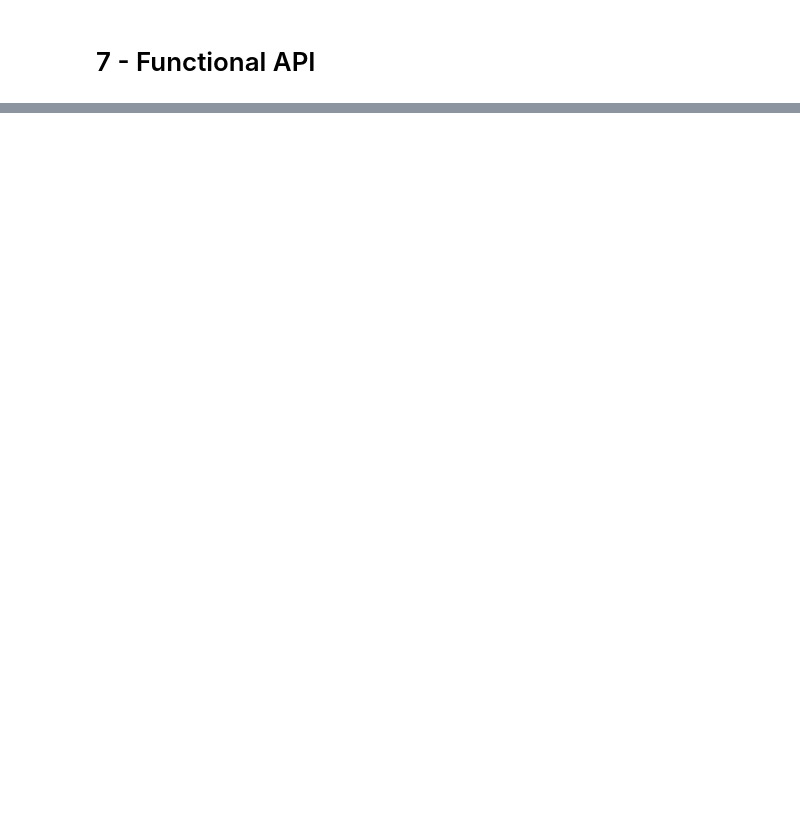
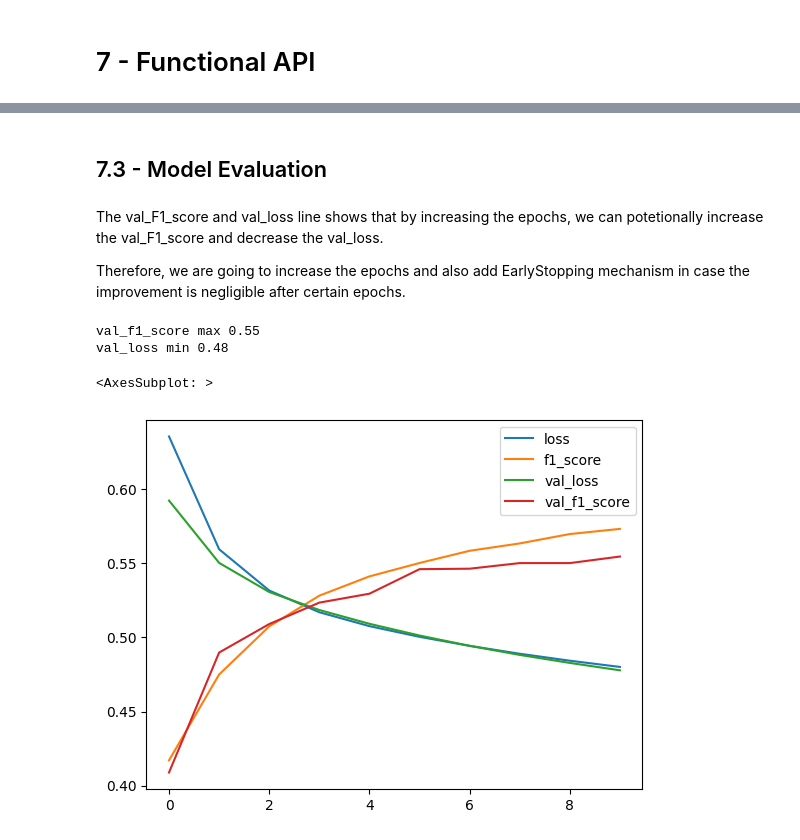
Before and after one commit to jasonrichdarmawan/p2-ml1, a Jupyter notebook: h8dsft_P2M1_jason_rich_darmawan_onggo_putra.ipynb, the cells around one changed output, grey strips where cells are left out. Drawn from its saved outputs; the diff is of its cells as text; code cells hidden in the pictures; blank space fills up the shorter version.

```diff
--- a/h8dsft_P2M1_jason_rich_darmawan_onggo_putra.ipynb
+++ b/h8dsft_P2M1_jason_rich_darmawan_onggo_putra.ipynb
@@ -1101,0 +1231,8 @@ Further Improvement:
+# %%
+# Train the functional default
+
+hist_fun = model_fun.fit(
+    train_pipe,
+    epochs=10,
+    validation_data=val_pipe
+)
@@ -1101,0 +1294,19 @@ Further Improvement:
+# %% [markdown]
+## 7.3 - Model Evaluation
+# %% [markdown]
+The val_F1_score and val_loss line shows that by increasing the epochs, we can potetionally increase the val_F1_score and decrease the val_loss.
+
+Therefore, we are going to increase the epochs and also add EarlyStopping mechanism in case the improvement is negligible after certain epochs.
+# %%
+# Visualize the sequential default metrics
+hist_fun_df = pd.DataFrame(hist_fun.history)
+
+print("val_f1_score max %.2f" % (np.max(hist_fun_df['val_f1_score'])))
+print("val_loss min %.2f" % (np.min(hist_fun_df['val_loss'])))
+
+hist_fun_df.plot()
+# %% [output]
+val_f1_score max 0.55
+val_loss min 0.48
+<AxesSubplot: >
+[figure, added]
```
Also changed, not shown: parts of 22 cells of this notebook, 2 other files.
